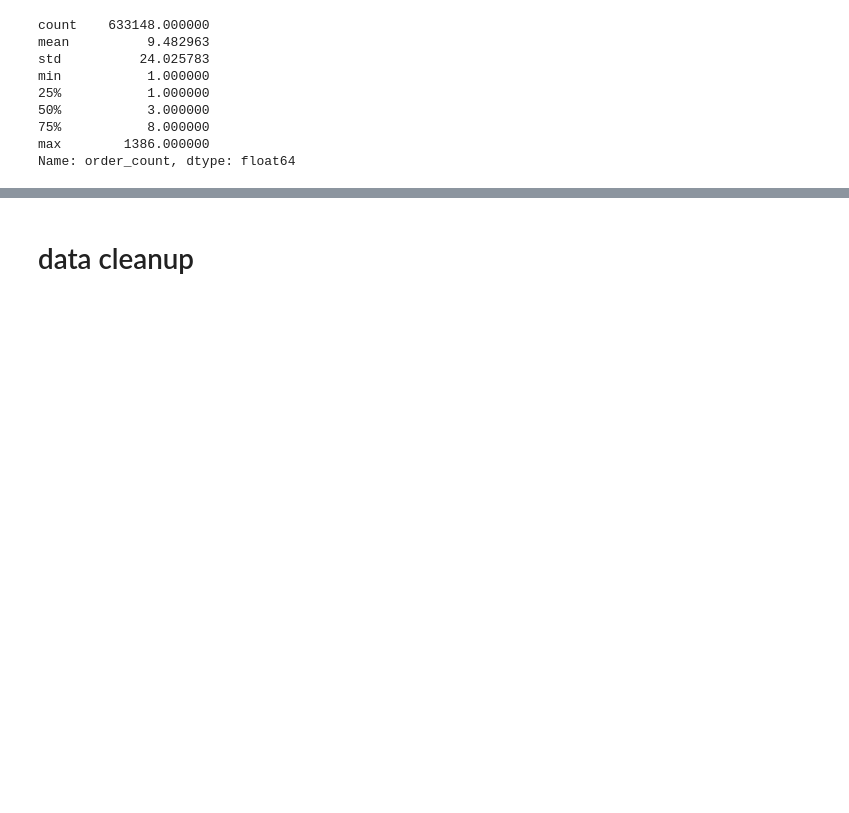
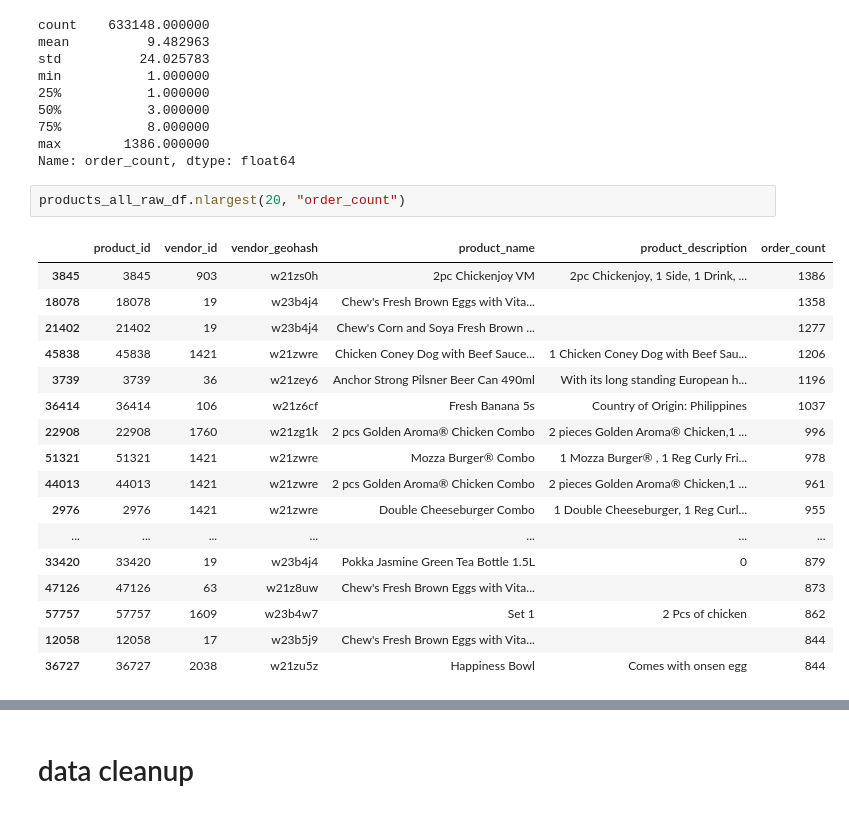
Before and after one commit to cb-314/vendor_challenge, a Jupyter notebook: vendor_challenge.ipynb, the cells around one changed output, grey strips where cells are left out. Saved outputs shown, nothing was run; the diff lists cells and outputs as text; blank space fills up the shorter version.

```diff
--- a/vendor_challenge.ipynb
+++ b/vendor_challenge.ipynb
@@ -73,5 +75,25 @@ min           1.000000
 75%           8.000000
 max        1386.000000
 Name: order_count, dtype: float64
+# %%
+products_all_raw_df.nlargest(20, "order_count")
+# %% [output]
+|  | product_id | vendor_id | vendor_geohash | product_name | product_description | order_count |
+| 3845 | 3845 | 903 | w21zs0h | 2pc Chickenjoy VM | 2pc Chickenjoy, 1 Side, 1 Drink, ... | 1386 |
+| 18078 | 18078 | 19 | w23b4j4 | Chew's Fresh Brown Eggs with Vita... |  | 1358 |
+| 21402 | 21402 | 19 | w23b4j4 | Chew's Corn and Soya Fresh Brown ... |  | 1277 |
+| 45838 | 45838 | 1421 | w21zwre | Chicken Coney Dog with Beef Sauce... | 1 Chicken Coney Dog with Beef Sau... | 1206 |
+| 3739 | 3739 | 36 | w21zey6 | Anchor Strong Pilsner Beer Can 490ml | With its long standing European h... | 1196 |
+| 36414 | 36414 | 106 | w21z6cf | Fresh Banana 5s | Country of Origin: Philippines | 1037 |
+| 22908 | 22908 | 1760 | w21zg1k | 2 pcs Golden Aroma® Chicken Combo | 2 pieces Golden Aroma® Chicken,1 ... | 996 |
+| 51321 | 51321 | 1421 | w21zwre | Mozza Burger® Combo | 1 Mozza Burger® , 1 Reg Curly Fri... | 978 |
+| 44013 | 44013 | 1421 | w21zwre | 2 pcs Golden Aroma® Chicken Combo | 2 pieces Golden Aroma® Chicken,1 ... | 961 |
+| 2976 | 2976 | 1421 | w21zwre | Double Cheeseburger Combo | 1 Double Cheeseburger, 1 Reg Curl... | 955 |
+| ... | ... | ... | ... | ... | ... | ... |
+| 33420 | 33420 | 19 | w23b4j4 | Pokka Jasmine Green Tea Bottle 1.5L | 0 | 879 |
+| 47126 | 47126 | 63 | w21z8uw | Chew's Fresh Brown Eggs with Vita... |  | 873 |
+| 57757 | 57757 | 1609 | w23b4w7 | Set 1 | 2 Pcs of chicken | 862 |
+| 12058 | 12058 | 17 | w23b5j9 | Chew's Fresh Brown Eggs with Vita... |  | 844 |
+| 36727 | 36727 | 2038 | w21zu5z | Happiness Bowl | Comes with onsen egg | 844 |
 # %%
 # plot the order count ecdf
```
Also changed, not shown: parts of 30 cells of this notebook.
